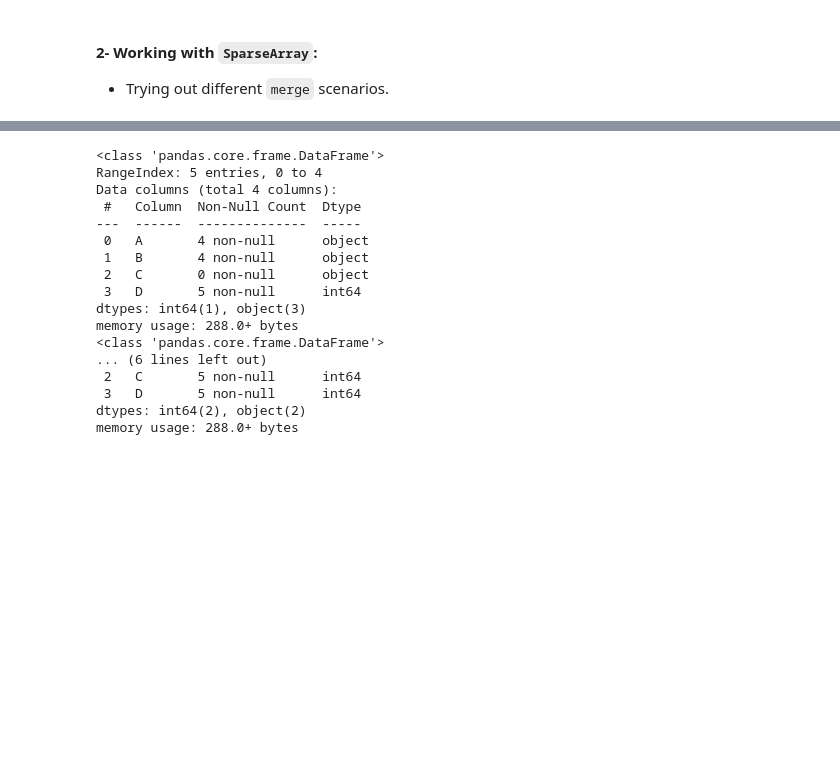
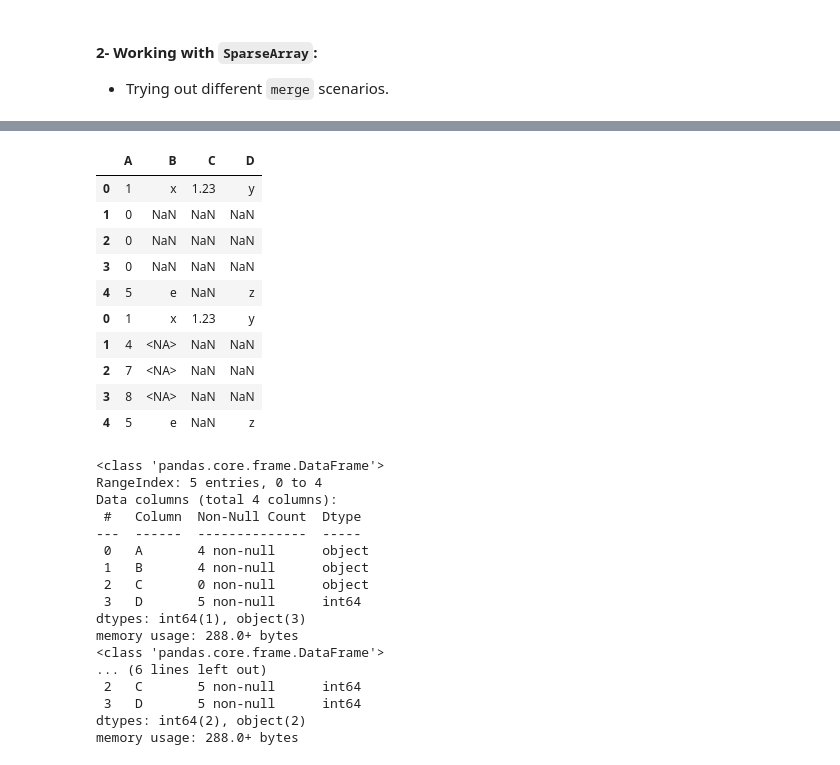
Before and after one commit to harunugurlu/mobile-action-internship, a Jupyter notebook: Data Science/PoC/Memory Usage Optimization/memory-usage-optimization-poc.ipynb, the cells around one changed output, grey strips where cells are left out. Saved outputs shown, nothing was run; the diff lists cells and outputs as text; code cells hidden in the pictures; blank space fills up the shorter version.

Commit message:
try merge and concat operations

```diff
--- a/Data Science/PoC/Memory Usage Optimization/memory-usage-optimization-poc.ipynb
+++ b/Data Science/PoC/Memory Usage Optimization/memory-usage-optimization-poc.ipynb
@@ -782,13 +782,17 @@ def optimize(df: pd.DataFrame) -> pd.DataFrame:
 # %%
 # Two dummy dataframes to simulate
 data = {
-    'A': [1, 2, np.nan, 4, 5],
-    'B': ['x', np.nan, 'z', 'a', 'e'],
-    'C': [np.nan, np.nan, np.nan, np.nan, np.nan],
-    'D': [1,2,3,4,5]
+    'A': [1, 0, 0, 0, 5],
+    'B': ['x', np.nan, np.nan, np.nan, 'e'],
+    'C': [1.23, np.nan, np.nan, np.nan, np.nan],
+    'D': ['y', np.nan, np.nan, np.nan, 'z']
 }
 
 df = pd.DataFrame(data)
 
-df['A'] = df['A'].astype('object')
-df['C'] = df['C'].astype('object')
+df['A'] = pd.arrays.SparseArray(df['A'], dtype='int64')
+df['B'] = pd.arrays.SparseArray(df['B'], dtype='object')
+df['C'] = pd.arrays.SparseArray(df['C'], dtype='float64')
+df['D'] = pd.arrays.SparseArray(df['D'], dtype='object')
+
+df.info()
@@ -795,11 +811,13 @@ df['C'] = df['C'].astype('object')
 # %%
-data3 = {
-    'A': [1, 2, np.nan, 4, 5],
-    'B': ['x', np.nan, 'z', 'a', 'e'],
-    'C': [1, 3, 4, 5, 6],
-    'D': [1,2,3,4,5]
+data2 = {
+    'A': [1, 4, 7, 8, 5],
+    'B': ['x', np.nan, np.nan, np.nan, 'e'],
+    'C': [1.23, np.nan, np.nan, np.nan, np.nan],
+    'D': ['y', np.nan, np.nan, np.nan, 'z']
 }
 
-df3 = pd.DataFrame(data3)
+df2 = pd.DataFrame(data2)
 
-df3['A'] = df3['A'].astype('object')
+df2['B'] = df2['B'].astype('string')
+
+df2.info()
@@ -805,0 +861,2 @@ df3['A'] = df3['A'].astype('object')
+# %%
+concat_sparse = pd.concat([df, df2])
@@ -806,3 +877,17 @@ df3['A'] = df3['A'].astype('object')
+# %%
+concat_sparse
+# %% [output]
+|  | A | B | C | D |
+| 0 | 1 | x | 1.23 | y |
+| 1 | 0 | NaN | NaN | NaN |
+| 2 | 0 | NaN | NaN | NaN |
+| 3 | 0 | NaN | NaN | NaN |
+| 4 | 5 | e | NaN | z |
+| 0 | 1 | x | 1.23 | y |
+| 1 | 4 | <NA> | NaN | NaN |
+| 2 | 7 | <NA> | NaN | NaN |
+| 3 | 8 | <NA> | NaN | NaN |
+| 4 | 5 | e | NaN | z |
 # %%
 df.info()
 df3.info()
```
Also changed, not shown: parts of 28 cells of this notebook.
